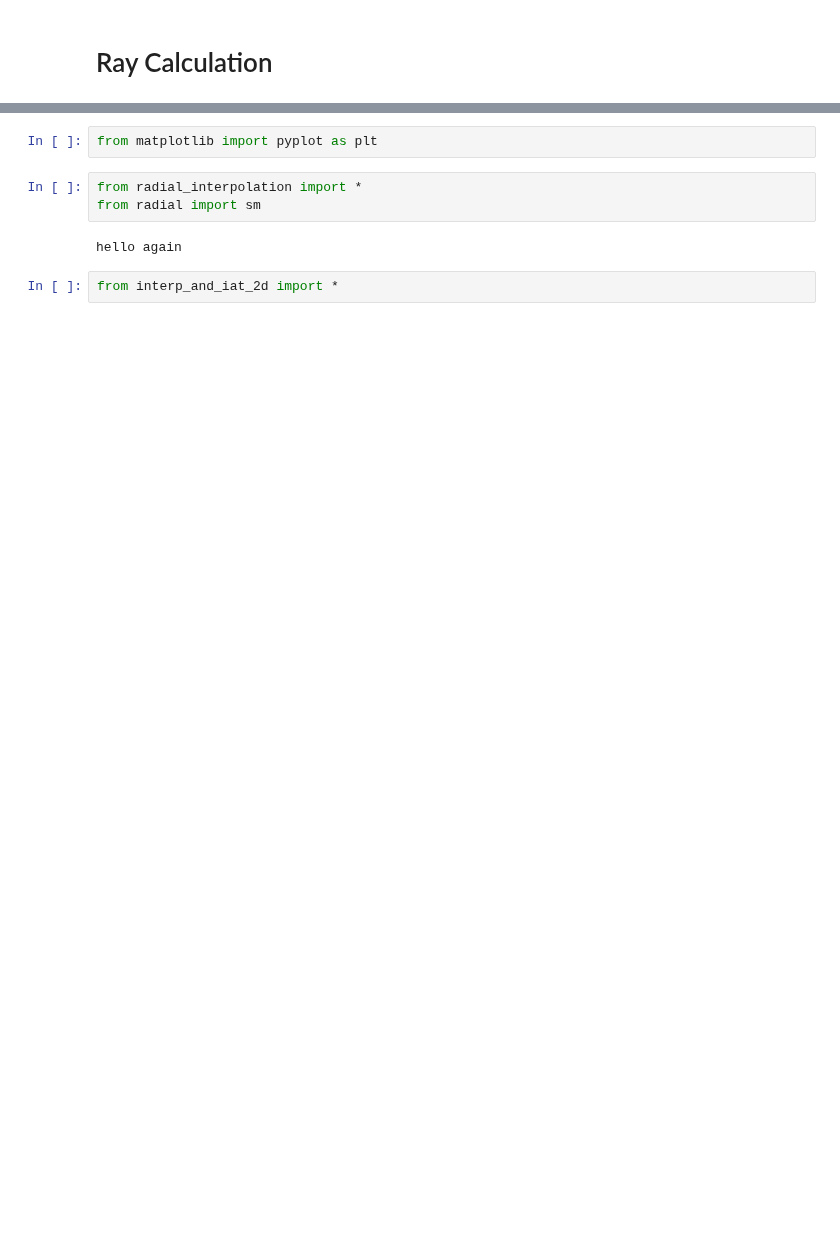
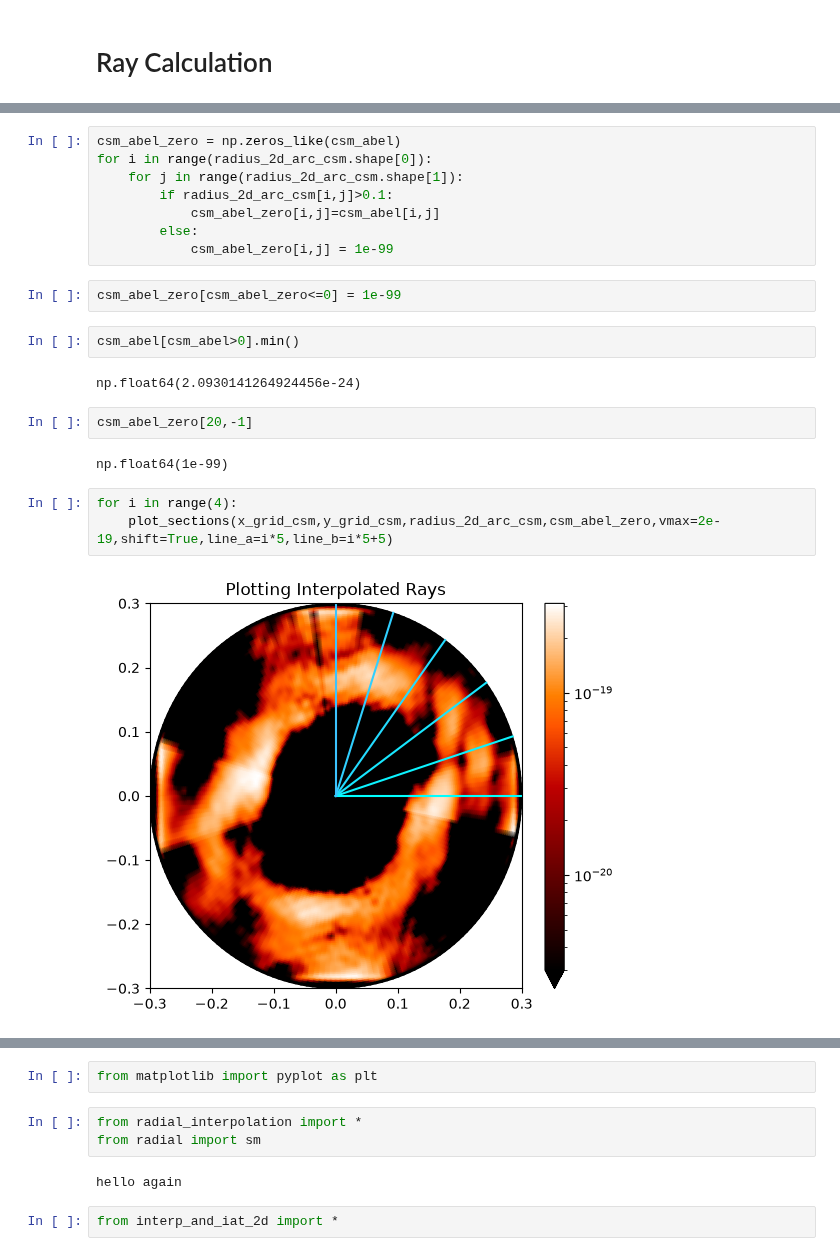
Before and after one commit to imanbeh/csm_pipeline, a Jupyter notebook: csm_graph_abel_making.ipynb, the cells around one changed output, grey strips where cells are left out. Drawn from its saved outputs; the diff is of its cells as text; blank space fills up the shorter version.

```diff
--- a/csm_graph_abel_making.ipynb
+++ b/csm_graph_abel_making.ipynb
@@ -6,0 +26,23 @@ import csv
+# %%
+csm_abel_zero = np.zeros_like(csm_abel)
+for i in range(radius_2d_arc_csm.shape[0]):
+    for j in range(radius_2d_arc_csm.shape[1]):
+        if radius_2d_arc_csm[i,j]>0.1:
+            csm_abel_zero[i,j]=csm_abel[i,j]
+        else:
+            csm_abel_zero[i,j] = 1e-99
+# %%
+csm_abel_zero[csm_abel_zero<=0] = 1e-99
+# %%
+csm_abel[csm_abel>0].min()
+# %% [output]
+np.float64(2.0930141264924456e-24)
+# %%
+csm_abel_zero[20,-1]
+# %% [output]
+np.float64(1e-99)
+# %%
+for i in range(4):
+    plot_sections(x_grid_csm,y_grid_csm,radius_2d_arc_csm,csm_abel_zero,vmax=2e-19,shift=True,line_a=i*5,line_b=i*5+5)
+# %% [output]
+[figure, added]
```
Also changed, not shown: parts of 19 cells of this notebook.
